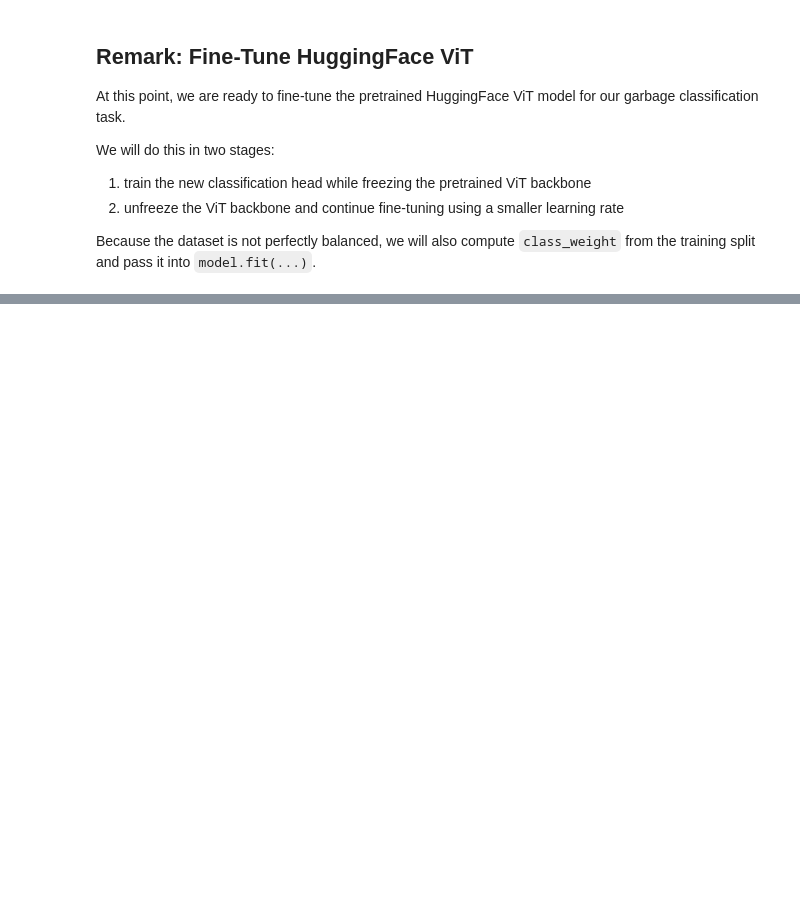
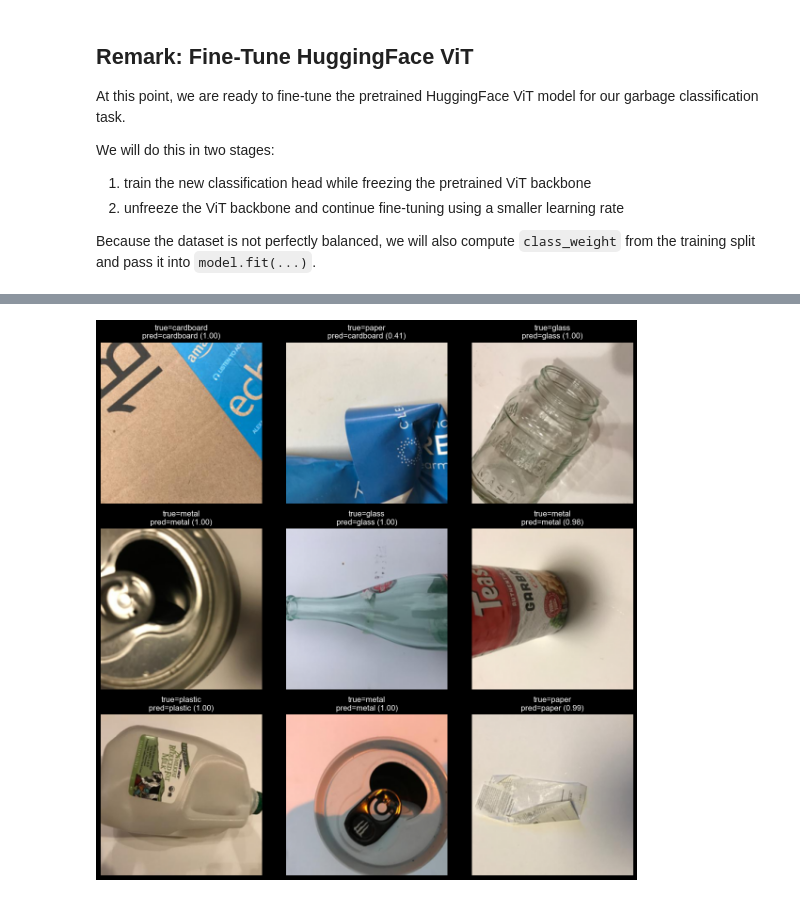
Before and after one commit to i-putu-mahendra-wijaya/vit_202603_garbage_classification, a Jupyter notebook: garbage_classification.ipynb, the cells around one changed output, grey strips where cells are left out. Drawn from its saved outputs; the diff is of its cells as text; code cells hidden in the pictures; blank space fills up the shorter version.

Commit message:
Complete ViT Training using HuggingFace Google ViT model pretrained with ImageNet

```diff
--- a/garbage_classification.ipynb
+++ b/garbage_classification.ipynb
@@ -935,26 +940,45 @@ train_vit_ds_aug: tf.data.Dataset = train_aug_ds.map(
     num_parallel_calls=tf.data.AUTOTUNE,
 ).prefetch(tf.data.AUTOTUNE)
 # %%
+from transformers import TFViTModel
+
 PRETRAINED_MODEL: str = "google/vit-base-patch16-224"
 
-vit_model = TFViTForImageClassification.from_pretrained(
+vit_backbone = TFViTModel.from_pretrained(
     PRETRAINED_MODEL,
-    num_labels=NUM_LABELS,
-    id2label=id2label,
-    label2id=label2id,
-    ignore_mismatched_sizes=True,
+    from_pt=True,
+    use_safetensors=False,
 )
 
-_ = vit_model({"pixel_values": tf.zeros((1, 3, 224, 224), dtype=tf.float32)})
+pixel_values = tf.keras.Input(
+    shape=(3, 224, 224),
+    dtype=tf.float32,
+    name="pixel_values",
+)
 
-vit_model.vit.trainable = False
+vit_outputs = vit_backbone(pixel_values=pixel_values, training=False)
+cls_token = vit_outputs.last_hidden_state[:, 0, :]
+
+logits = tf.keras.layers.Dense(
+    NUM_LABELS,
+    activation="softmax",
+    name="classifier",
+)(cls_token)
+
+vit_model = tf.keras.Model(
+    inputs={"pixel_values": pixel_values},
+    outputs=logits,
+    name="garbage_vit_classifier",
+)
+
+vit_backbone.trainable = False
 
 vit_model.compile(
     optimizer=tf.keras.optimizers.AdamW(
         learning_rate=1e-4,
         weight_decay=1e-4,
     ),
-    loss=vit_model.hf_compute_loss,
+    loss=tf.keras.losses.SparseCategoricalCrossentropy(),
     metrics=[tf.keras.metrics.SparseCategoricalAccuracy(name="accuracy")],
 )
 
@@ -987,12 +1048,12 @@ history_head = vit_model.fit(
 # %%
-vit_model.vit.trainable = True
+vit_backbone.trainable = True
 
 vit_model.compile(
     optimizer=tf.keras.optimizers.AdamW(
         learning_rate=1e-5,
         weight_decay=1e-4,
     ),
-    loss=vit_model.hf_compute_loss,
+    loss=tf.keras.losses.SparseCategoricalCrossentropy(),
     metrics=[tf.keras.metrics.SparseCategoricalAccuracy(name="accuracy")],
 )
 
@@ -1012,43 +1106,44 @@ from matplotlib import pyplot as plt
 
 def show_vit_predictions(
         dataset: tf.data.Dataset
-        , model: TFViTForImageClassification
+        , model: tf.keras.Model
         , id2label: Dict[int, str]
         , max_images: int = 9
 ) -> None:
 
     batch_inputs, batch_labels = next(iter(dataset.take(1)))
 
-    outputs = model(batch_inputs, training=False)
-    probs = tf.nn.softmax(outputs.logits, axis=-1)
+    probs = model(batch_inputs, training=False)
     pred_ids = tf.argmax(probs, axis=-1)
 
     images = tf.transpose(batch_inputs["pixel_values"], perm=[0, 2, 3, 1])
     images = (images * IMAGE_STD) + IMAGE_MEAN
     images = tf.clip_by_value(images, 0.0, 1.0)
 
     total_images = min(max_images, images.shape[0])
     fig, axes = plt.subplots(3, 3, figsize=(12, 12))
     axes = axes.flatten()
 
     for idx in range(total_images):
         axes[idx].imshow(images[idx].numpy())
         true_label = id2label[int(batch_labels[idx].numpy())]
         pred_label = id2label[int(pred_ids[idx].numpy())]
         pred_prob = float(probs[idx, pred_ids[idx]].numpy())
         axes[idx].set_title(
             f"true={true_label}\npred={pred_label} ({pred_prob:.2f})"
         )
         axes[idx].axis("off")
 
     for idx in range(total_images, len(axes)):
         axes[idx].axis("off")
 
     plt.tight_layout()
     plt.show()
 
 show_vit_predictions(
     dataset=test_vit_ds,
     model=vit_model,
     id2label=id2label,
 )
+# %% [output]
+[figure, added]
```
Also changed, not shown: parts of 10 cells of this notebook, 2 other files.
